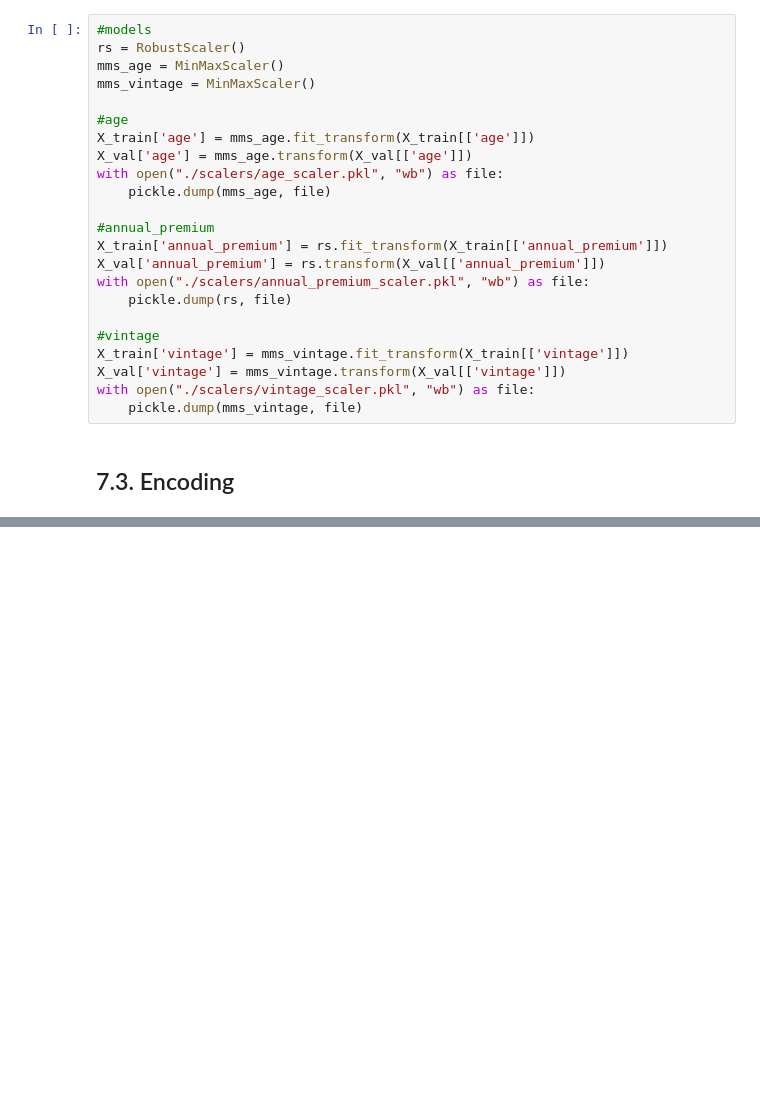
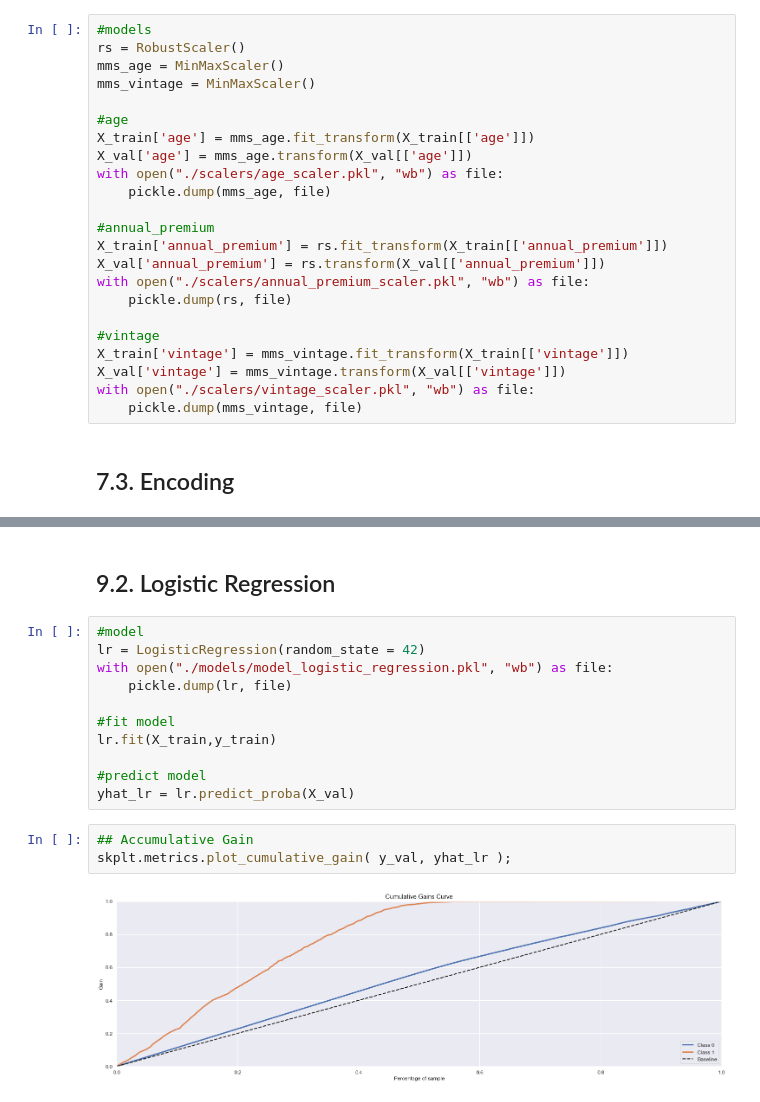
Before and after one commit to Lucas-Okamura/Health-Insurance-Cross-Sell, a Jupyter notebook: Health_Insurance_Cross_Sell.ipynb, the cells around one changed output, grey strips where cells are left out. Saved outputs shown, nothing was run; the diff lists cells and outputs as text; blank space fills up the shorter version.

```diff
--- a/Health_Insurance_Cross_Sell.ipynb
+++ b/Health_Insurance_Cross_Sell.ipynb
@@ -750,0 +843,18 @@ df73.head()
+# %% [markdown]
+## 9.2. Logistic Regression<a id='logistic_regression'></a>
+# %%
+#model
+lr = LogisticRegression(random_state = 42)
+with open("./models/model_logistic_regression.pkl", "wb") as file:
+    pickle.dump(lr, file)
+
+#fit model
+lr.fit(X_train,y_train)
+
+#predict model
+yhat_lr = lr.predict_proba(X_val)
+# %%
+## Accumulative Gain
+skplt.metrics.plot_cumulative_gain( y_val, yhat_lr );
+# %% [output]
+[figure, added]
```
Also changed, not shown: parts of 20 cells of this notebook, 5 other files.
